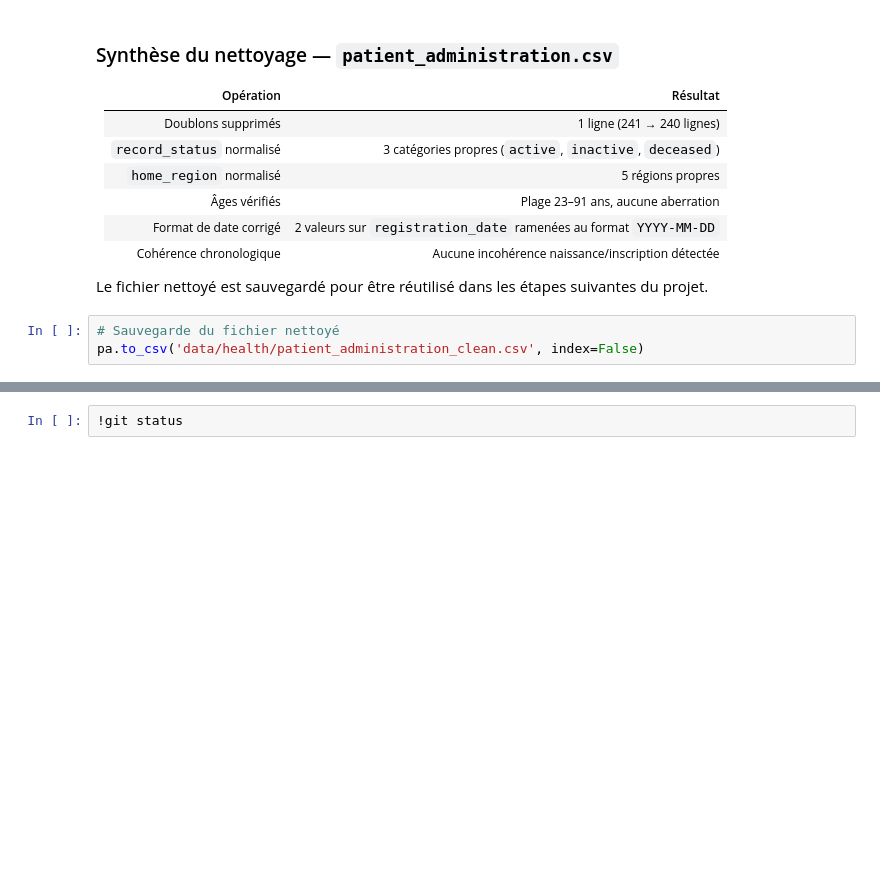
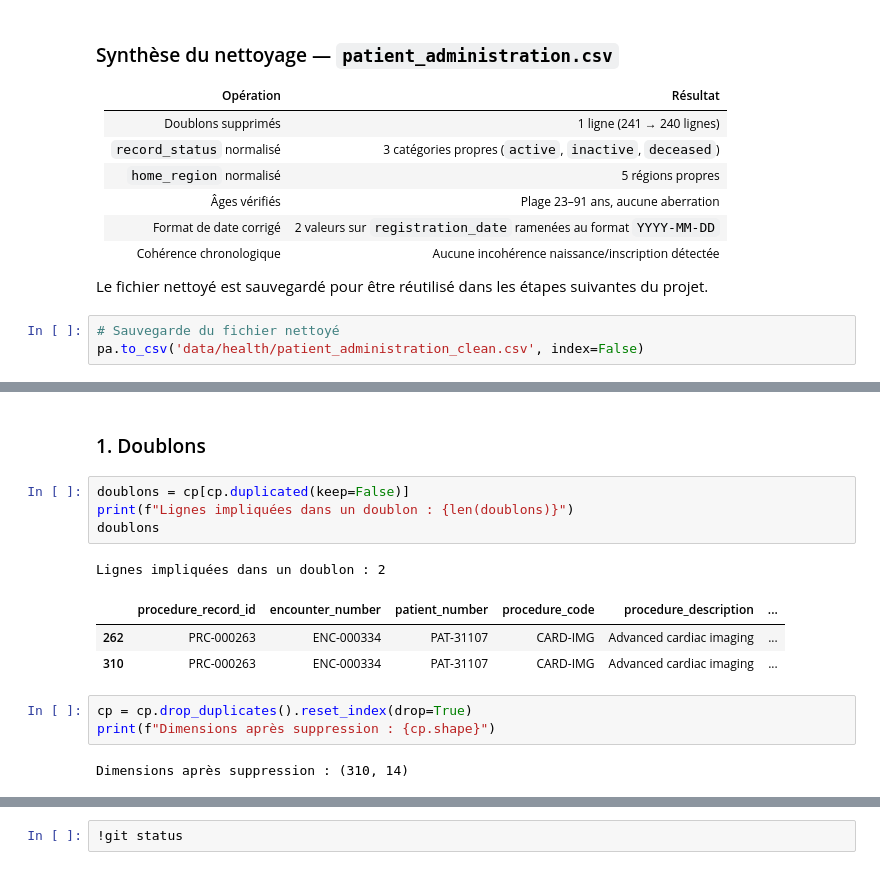
Before and after one commit to Sheik-info/20262027-UE-DataMining-Project, a Jupyter notebook: Base_notebook_to_complete.ipynb, the cells around one changed output, grey strips where cells are left out. Saved outputs shown, nothing was run; the diff lists cells and outputs as text; blank space fills up the shorter version.

```diff
--- a/Base_notebook_to_complete.ipynb
+++ b/Base_notebook_to_complete.ipynb
@@ -267,0 +291,16 @@ pa.to_csv('data/health/patient_administration_clean.csv', index=False)
+# %% [markdown]
+### 1. Doublons
+# %%
+doublons = cp[cp.duplicated(keep=False)]
+print(f"Lignes impliquées dans un doublon : {len(doublons)}")
+doublons
+# %% [output]
+Lignes impliquées dans un doublon : 2
+|  | procedure_record_id | encounter_number | patient_number | procedure_code | procedure_description | ... |
+| 262 | PRC-000263 | ENC-000334 | PAT-31107 | CARD-IMG | Advanced cardiac imaging | ... |
+| 310 | PRC-000263 | ENC-000334 | PAT-31107 | CARD-IMG | Advanced cardiac imaging | ... |
+# %%
+cp = cp.drop_duplicates().reset_index(drop=True)
+print(f"Dimensions après suppression : {cp.shape}")
+# %% [output]
+Dimensions après suppression : (310, 14)
```
Also changed, not shown: parts of 16 cells of this notebook.
